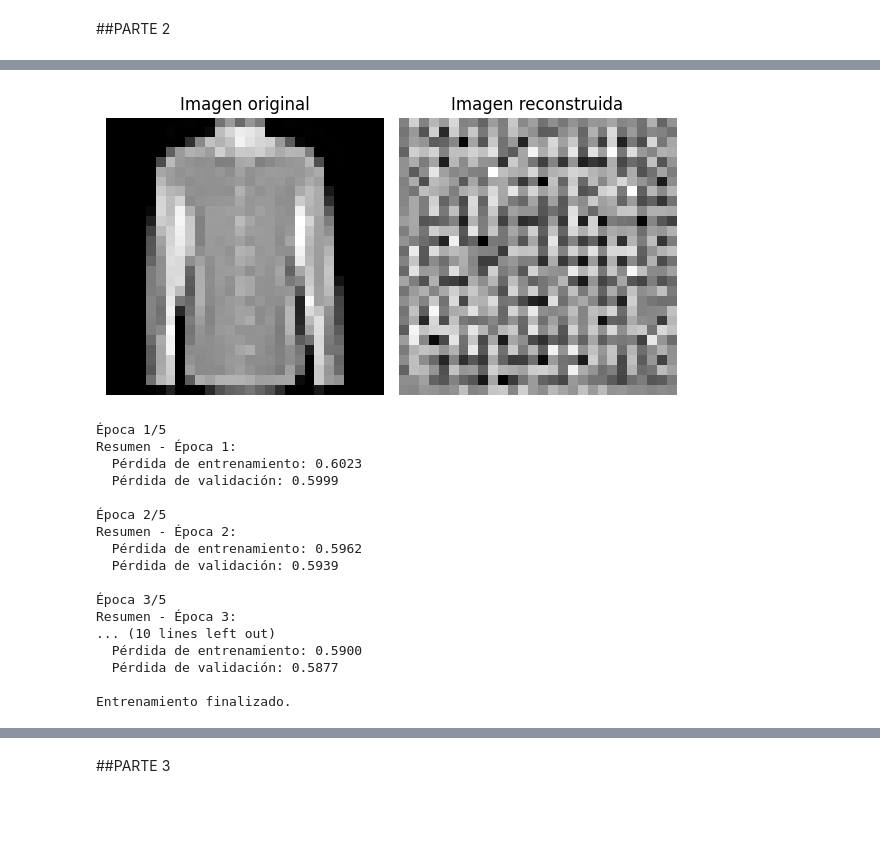
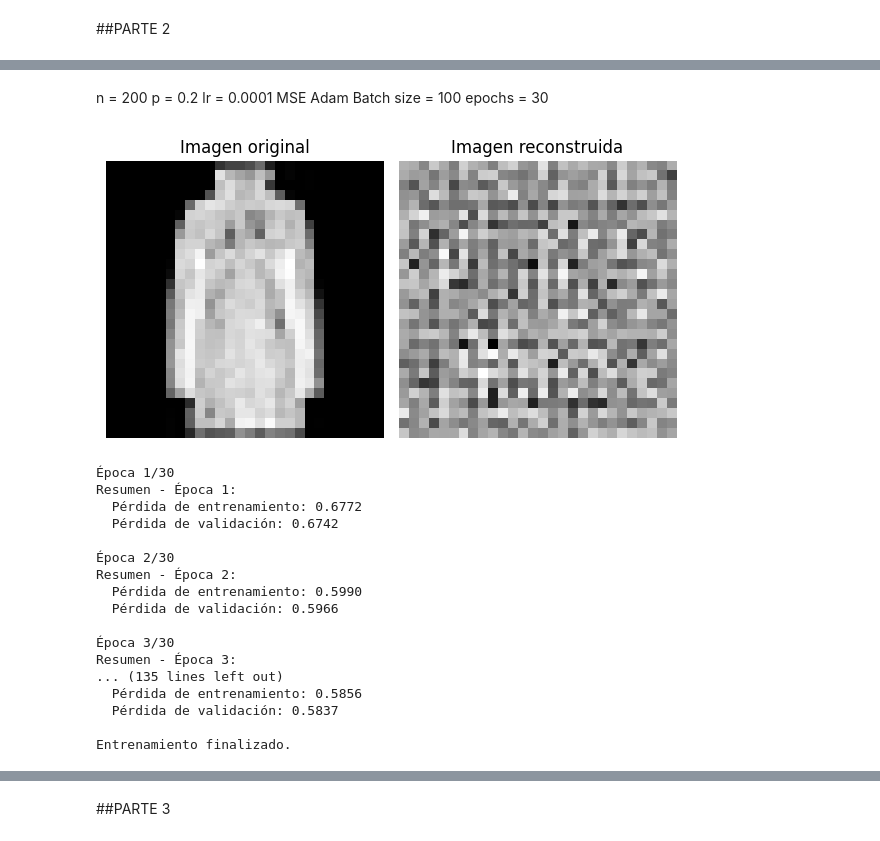
Before and after one commit to SalomoneCro/Neural-Networks, a Jupyter notebook: PyTorch/ConvolutionalNN.ipynb, the cells around one changed output, grey strips where cells are left out. Saved outputs shown, nothing was run; the diff lists cells and outputs as text; code cells hidden in the pictures; blank space fills up the shorter version.

```diff
--- a/PyTorch/ConvolutionalNN.ipynb
+++ b/PyTorch/ConvolutionalNN.ipynb
@@ -286,31 +272,51 @@ Modelo trabajando en: cpu
+# %% [markdown]
+n = 200
+p = 0.2
+lr = 0.0001
+MSE
+Adam
+Batch size = 100
+epochs = 30
 # %%
+# Obtener una imagen aleatoria del train_loader
+data_iter = iter(train_loader)  # Crear un iterador del DataLoader
+images, labels = next(data_iter)  # Obtener un batch de imágenes y etiquetas
+
+# Seleccionar una imagen aleatoria dentro del batch
 import random
+random_idx = random.randint(0, images.size(0) - 1)  # Índice aleatorio dentro del batch
+image = images[random_idx]  # Imagen aleatoria
+label = labels[random_idx]  # Etiqueta correspondiente
 
-random_idx = random.randint(0, len(train_set_orig) - 1)  # Índice aleatorio
-image = train_set_orig[random_idx][0]  # Imagen original
-image_with_channel = image.unsqueeze(0)  # Agregar el canal para pasarlo al modelo
+# Mover la imagen a la GPU si es necesario
+image = image.to(device)  # Asegurarse de que la imagen esté en el mismo dispositivo que el modelo
 
+# Agregar el canal batch para pasarlo al modelo
+image_with_channel = image.unsqueeze(0)
+
+# Inferencia con el modelo
 output_tensor = model(image_with_channel)
-output_image = output_tensor.detach().squeeze(0)  # Salida reconstruida
+output_image = output_tensor.detach().cpu().squeeze(0)  # Llevar a la CPU y eliminar el batch dimension
 
+# Visualización
 fig, axes = plt.subplots(1, 2, figsize=(6, 4))
 
-
-axes[0].imshow(image.squeeze(), cmap="Greys_r")
+# Imagen original
+axes[0].imshow(image.cpu().squeeze(), cmap="Greys_r")  # Llevar a la CPU para visualización
 axes[0].axis("off")
 axes[0].set_title("Imagen original")
 
 # Imagen reconstruida
 axes[1].imshow(output_image[0], cmap="Greys_r")  # Seleccionar canal 0
 axes[1].axis("off")
 axes[1].set_title("Imagen reconstruida")
 
 plt.tight_layout()
 plt.show()
 # %% [output]
-[figure, old version]
+[figure, new version]
 # %%
-num_epochs = 5
+num_epochs = 30
 train_losses = []
 valid_losses = []
 
@@ -332,21 +338,21 @@ for epoch in range(1, num_epochs + 1):
 
 print("\nEntrenamiento finalizado.")
 # %% [output]
-Época 1/5
+Época 1/30
 Resumen - Época 1:
-  Pérdida de entrenamiento: 0.6023
-  Pérdida de validación: 0.5999
+  Pérdida de entrenamiento: 0.6772
+  Pérdida de validación: 0.6742
 
-Época 2/5
+Época 2/30
 Resumen - Época 2:
-  Pérdida de entrenamiento: 0.5962
-  Pérdida de validación: 0.5939
+  Pérdida de entrenamiento: 0.5990
+  Pérdida de validación: 0.5966
 
-Época 3/5
+Época 3/30
 Resumen - Época 3:
-... (10 lines left out)
-  Pérdida de entrenamiento: 0.5900
-  Pérdida de validación: 0.5877
+... (135 lines left out)
+  Pérdida de entrenamiento: 0.5856
+  Pérdida de validación: 0.5837
 
 Entrenamiento finalizado.
 # %%
```
Also changed, not shown: parts of 24 cells of this notebook.
